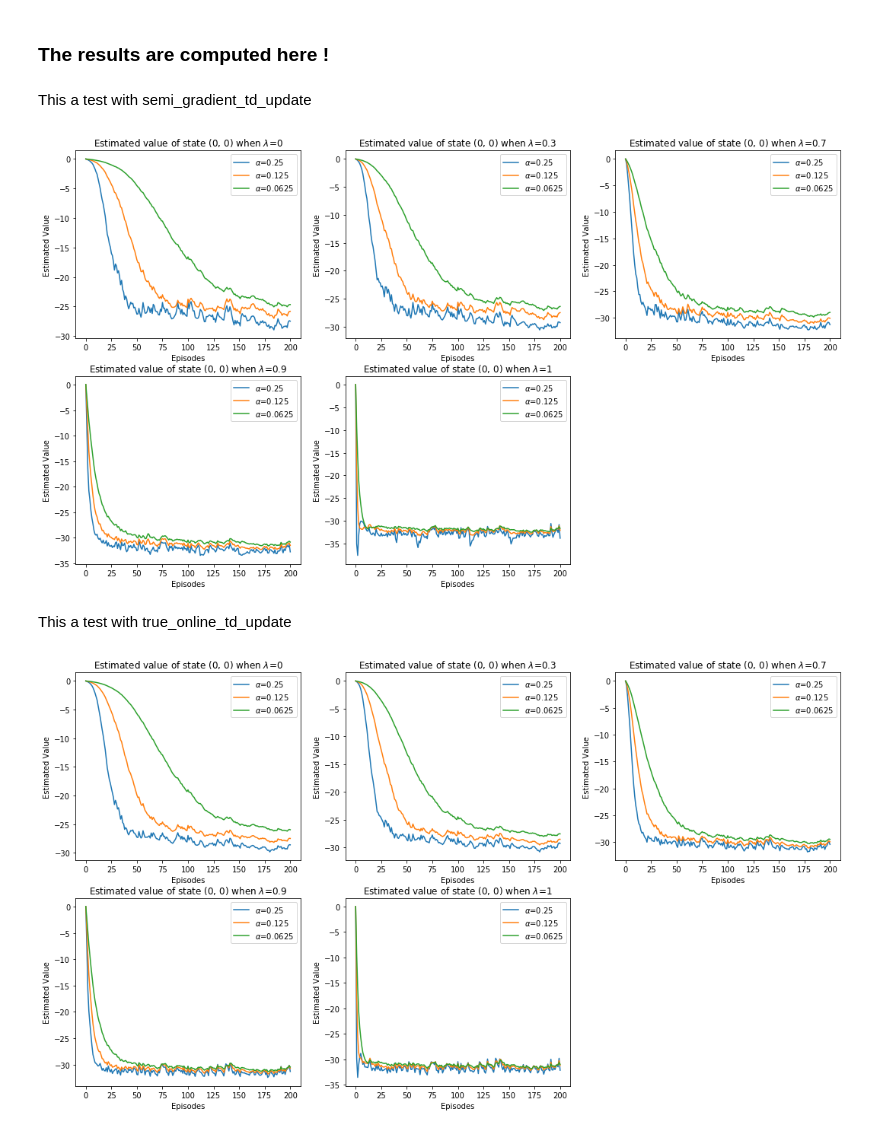
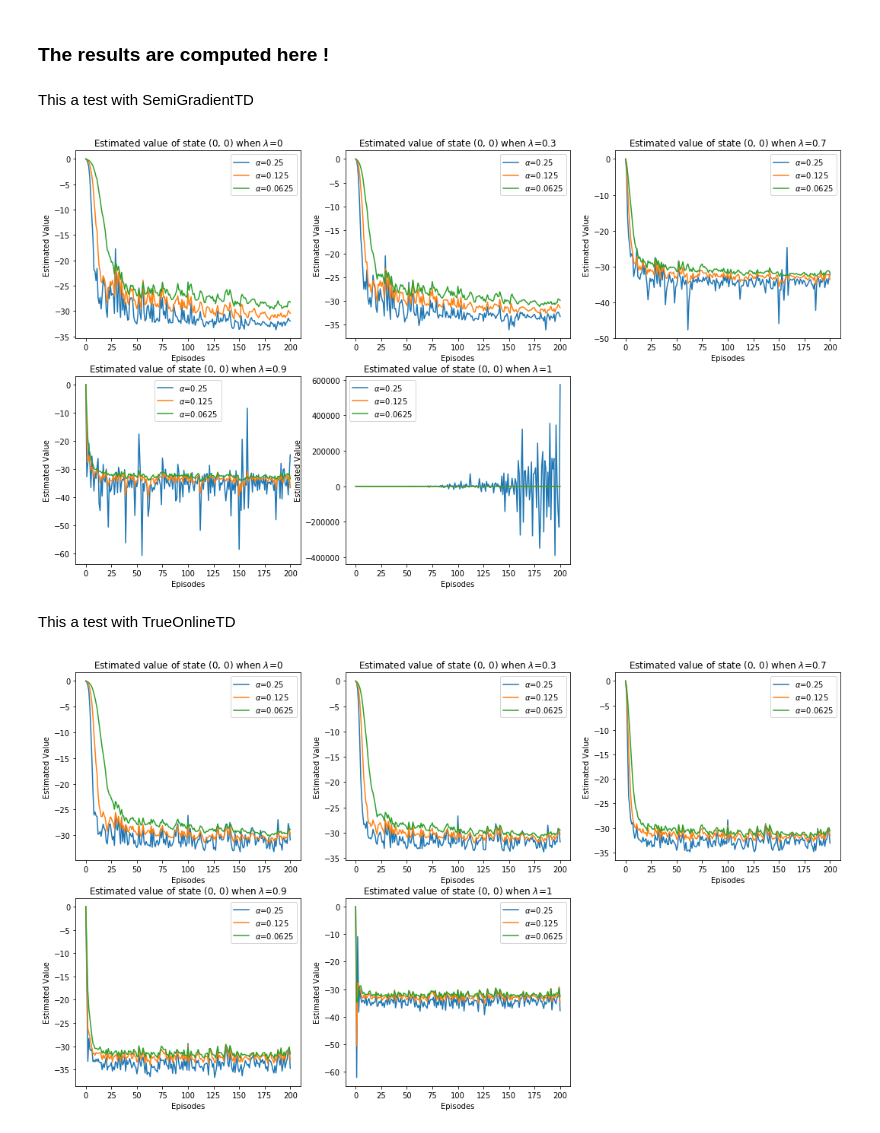
Before and after one commit to jgsimard/COMP767, a Jupyter notebook: hw2-notebook.ipynb, the cells around one changed output. Saved outputs shown, nothing was run; the diff lists cells and outputs as text; code cells hidden in the pictures.

Commit message:
reformating and fix errors in semi-gradient td

```diff
--- a/hw2-notebook.ipynb
+++ b/hw2-notebook.ipynb
@@ -174,21 +164,21 @@ def get_learning_curve(r, amax, train=True):
 # %% [markdown]
 These function plot the returns during training and testing for all the combinations of *temperature_factors* and *learning_rates* and the learning curve for the best tuple (temperature_factor, learning_rate)
 # %%
-def subplot(name, algo, results, learning_rates, temperature_factors):
+def subplot(training_or_testing, agent, results, learning_rates, temperature_factors):
     for i in range(len(results)):
         plt.plot(learning_rates, results[i,:], label=temperature_factors[i])
     plt.legend()
-    plt.title(algo + " during " + name)
+    plt.title(agent.__name__ + " during " + training_or_testing)
     plt.xlabel("learning rate")
     plt.ylabel("Cumulative reward")
 
-def plot_parameter_effect(algo, train, test, learning_rates, temperature_factors):
+def plot_parameter_effect(agent, train, test, learning_rates, temperature_factors):
     fig = plt.figure(figsize=(12, 6))
     plt.subplot(1, 2, 1)
-    subplot("training", algo, train, learning_rates, temperature_factors)
+    subplot("training", agent, train, learning_rates, temperature_factors)
 
     plt.subplot(1, 2, 2)
-    subplot("testing", algo, test, learning_rates, temperature_factors)
+    subplot("testing", agent, test, learning_rates, temperature_factors)
     plt.show()
 
 def plot_learning_curve(mean, std):
@@ -207,8 +197,8 @@ def plot_learning_curve(mean, std):
 
     plt.show()
 
-def plot_q1_results(update_algorithm, train, test, best_return, best_lr, best_tf, mean, std):
-    plot_parameter_effect(update_algorithm, train, test, learning_rates, temperature_factors)
+def plot_q1_results(agent, train, test, best_return, best_lr, best_tf, mean, std):
+    plot_parameter_effect(agent, train, test, learning_rates, temperature_factors)
     print(f"Best return : {best_return}, learning rate = {best_lr}, and temperature factor = {best_tf} \n")
     plot_learning_curve(mean, std)
 # %% [markdown]
@@ -299,7 +286,7 @@ def reset_env(env):
     env.unwrapped.state = np.array([0,0])
     return env.unwrapped._get_obs()
 
-def q2_run(lambda_return, learning_rate, n_episode_by_run, n_bins, n_tilings, prediction_algorithm, seed = None):
+def q2_run(lambda_return, learning_rate, n_episode_by_run, n_bins, n_tilings, agent_class, seed = None):
 
     env = gym.make('Pendulum-v0')
     env.reset()
@@ -310,24 +297,18 @@ def q2_run(lambda_return, learning_rate, n_episode_by_run, n_bins, n_tilings, pr
     approximation_function = function_approximation.TileCoding(n_bins=n_bins,
                                                              n_tilings=n_tilings,
                                                              observation_space = state_observation_space)
-    weights = get_weights(approximation_function.size, seed=seed)
-
+    agent = agent_class(env,discount_rate, learning_rate, lambda_return,approximation_function,policy, get_angle_velocity, reset_env)
+    agent.weights = get_weights(approximation_function.size, seed=seed)
+    env.seed(seed)
     state_to_estimate = np.array([0,0])
-    approximate_value = [approximation_function(state_to_estimate, weights)]
+    approximate_value = [agent.get_value(state_to_estimate)]
     for episode in range(n_episode_by_run):
-        weights = prediction_algorithm(env, policy,
-                                        learning_rate=learning_rate/n_tilings,
-                                        discount_rate=discount_rate,
-                                        lambda_return=lambda_return,
-                                        approximation_function=approximation_function,
-                                        weights = weights,
-                                        state_from_observation_function= get_angle_velocity,
-                                        reset_function = reset_env)
-        approximate_value.append(approximation_function(state_to_estimate, weights))
+        agent.episode(env)
+        approximate_value.append(agent.get_value(state_to_estimate))
 
     return approximate_value
 
-q2_run(lambda_return=0.5, learning_rate=0.1,
+q2_run(lambda_return=0.1, learning_rate=1/16,
        n_episode_by_run=10, n_bins=10, n_tilings=5,
-       prediction_algorithm = temporal_difference.semi_gradient_td_update, seed=1)
+       agent_class = temporal_difference.TrueOnlineTD, seed=10)
 # %% [output]
@@ -359,7 +340,7 @@ def q2_experiment(lambda_returns, learning_rates, n_run = 10,
 # %%
 def q2_experiment_parallel(lambda_returns, learning_rates, n_run = 10,
        n_episode_by_run=10, n_bins=10, n_tilings=5,
-       prediction_algorithm = temporal_difference.semi_gradient_td_update):
+       agent_class = temporal_difference.SemiGradientTD):
 
     p = multiprocessing.Pool(multiprocessing.cpu_count()-1)
 
@@ -369,7 +350,7 @@ def q2_experiment_parallel(lambda_returns, learning_rates, n_run = 10,
             for run in range(n_run):
 
                 settings.append((lambda_return, learning_rate, n_episode_by_run,
-                                n_bins,n_tilings, prediction_algorithm, run))
+                                n_bins,n_tilings, agent_class, run))
     parallel_results = p.starmap(q2_run, settings)
 
     results = {}
@@ -409,21 +390,21 @@ n_episode_by_run = 200
 n_bins = 10
 n_tilings = 5
 # %% [markdown]
-This a test with semi_gradient_td_update
+This a test with SemiGradientTD
 # %%
 results_semi_gradient_td_update = q2_experiment_parallel(lambda_returns, learning_rates, n_run, n_episode_by_run,
-                                                         n_bins, n_tilings, temporal_difference.semi_gradient_td_update)
+                                                         n_bins, n_tilings, temporal_difference.SemiGradientTD)
 all_lambda_plot(results_semi_gradient_td_update)
 # %% [output]
-[figure, old version]
+[figure, new version]
 # %% [markdown]
-This a test with true_online_td_update
+This a test with TrueOnlineTD
 # %%
 results_true_online_td_update = q2_experiment_parallel(lambda_returns, learning_rates, n_run, n_episode_by_run,
-                                                         n_bins, n_tilings, temporal_difference.true_online_td_update)
+                                                         n_bins, n_tilings, temporal_difference.TrueOnlineTD)
 all_lambda_plot(results_true_online_td_update)
 # %% [output]
-[figure, old version]
+[figure, new version]
 # %% [markdown]
 ## Q2 - Report
 For all situation i choose a discount rate of 0.9. For repetability, I used seed initilization. The seeds I used where the index of the run, this way I will get the same initial parameters for each combinaison of parameters.
```
Also changed, not shown: parts of 11 cells of this notebook, 4 other files.
